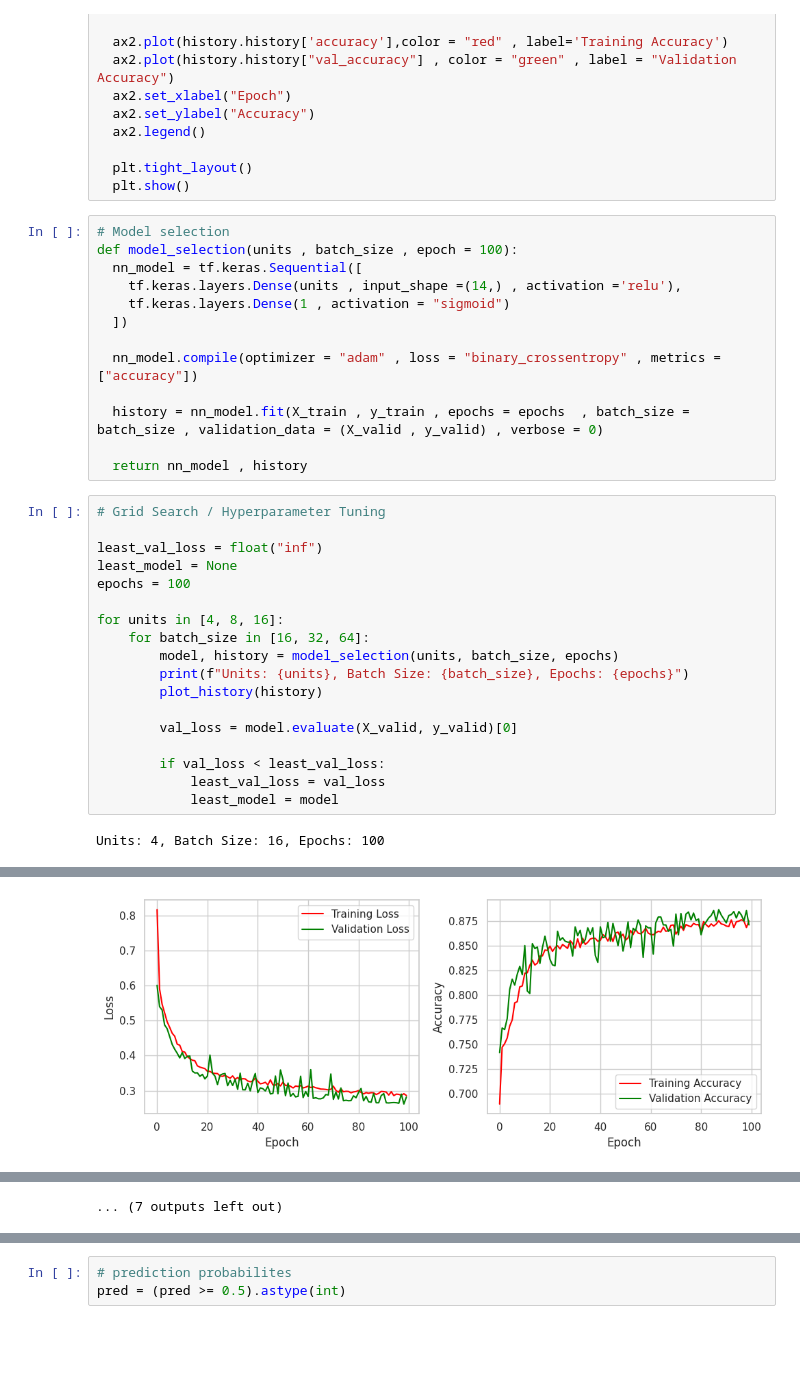
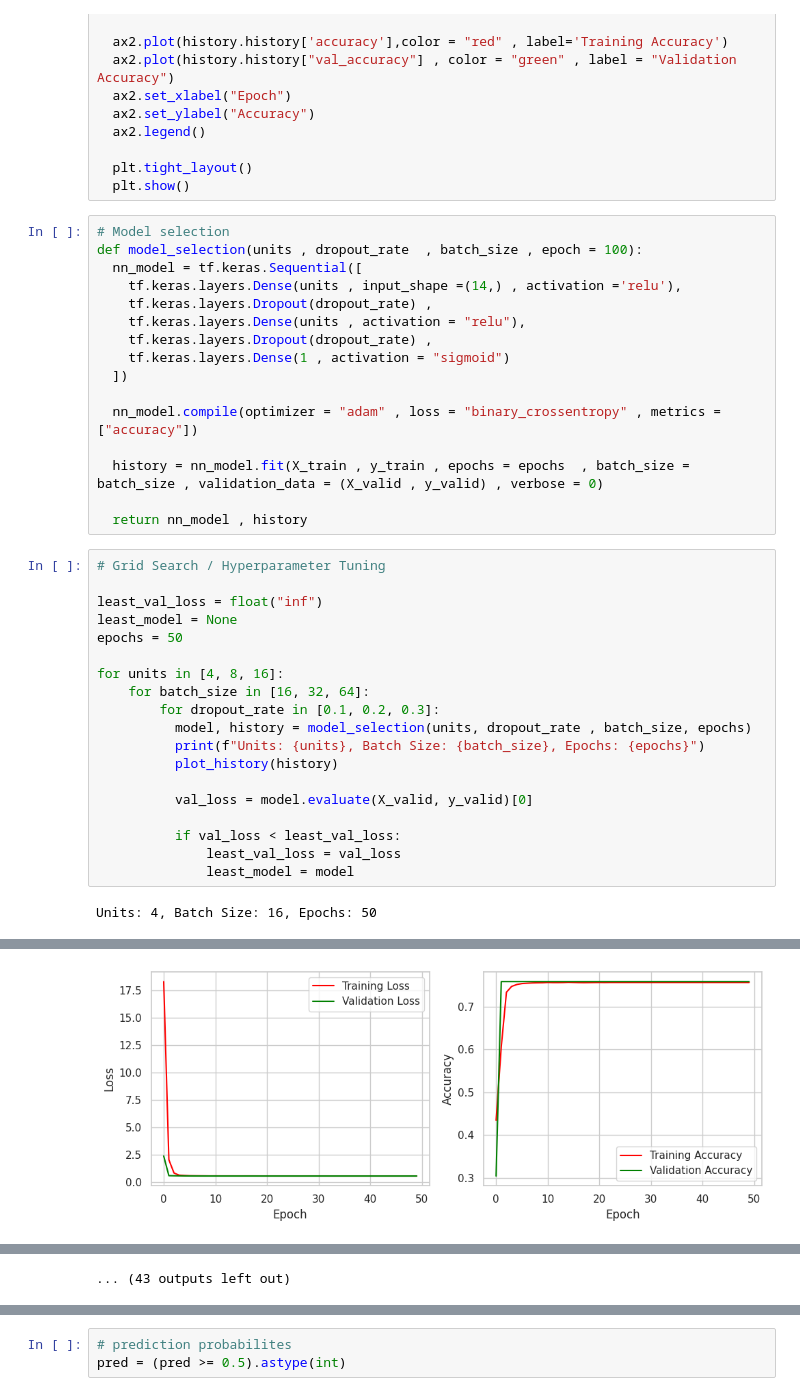
Before and after one commit to CodeByD3v/ML-Experiments, a Jupyter notebook: Asthma Detection Model/notebook/Asthma_Detection_Model.ipynb, the cells around one changed output, grey strips where cells are left out. Cells and saved outputs as stored; diff of their text form; blank space fills up the shorter version.

```diff
--- a/Asthma Detection Model/notebook/Asthma_Detection_Model.ipynb
+++ b/Asthma Detection Model/notebook/Asthma_Detection_Model.ipynb
@@ -666,9 +667,12 @@ def plot_history(history):
   plt.show()
 # %%
 # Model selection
-def model_selection(units , batch_size , epoch = 100):
+def model_selection(units , dropout_rate  , batch_size , epoch = 100):
   nn_model = tf.keras.Sequential([
     tf.keras.layers.Dense(units , input_shape =(14,) , activation ='relu'),
+    tf.keras.layers.Dropout(dropout_rate) ,
+    tf.keras.layers.Dense(units , activation = "relu"),
+    tf.keras.layers.Dropout(dropout_rate) ,
     tf.keras.layers.Dense(1 , activation = "sigmoid")
   ])
 
@@ -682,18 +686,19 @@ def model_selection(units , batch_size , epoch = 100):
 
 least_val_loss = float("inf")
 least_model = None
-epochs = 100
+epochs = 50
 
 for units in [4, 8, 16]:
     for batch_size in [16, 32, 64]:
-        model, history = model_selection(units, batch_size, epochs)
-        print(f"Units: {units}, Batch Size: {batch_size}, Epochs: {epochs}")
-        plot_history(history)
+        for dropout_rate in [0.1, 0.2, 0.3]:
+          model, history = model_selection(units, dropout_rate , batch_size, epochs)
+          print(f"Units: {units}, Batch Size: {batch_size}, Epochs: {epochs}")
+          plot_history(history)
 
-        val_loss = model.evaluate(X_valid, y_valid)[0]
+          val_loss = model.evaluate(X_valid, y_valid)[0]
 
-        if val_loss < least_val_loss:
-            least_val_loss = val_loss
-            least_model = model
+          if val_loss < least_val_loss:
+              least_val_loss = val_loss
+              least_model = model
 # %% [output]
-Units: 4, Batch Size: 16, Epochs: 100
+Units: 4, Batch Size: 16, Epochs: 50
@@ -712 +717 @@ Units: 8, Batch Size: 32, Epochs: 100
-[figure, old version]
+[figure, new version]
@@ -716,4 +721,4 @@ Units: 8, Batch Size: 64, Epochs: 100
-... (7 outputs left out)
+... (43 outputs left out)
 # %%
 # predicting
 pred = least_model.predict(X_test)
```
Also changed, not shown: parts of 11 cells of this notebook.
